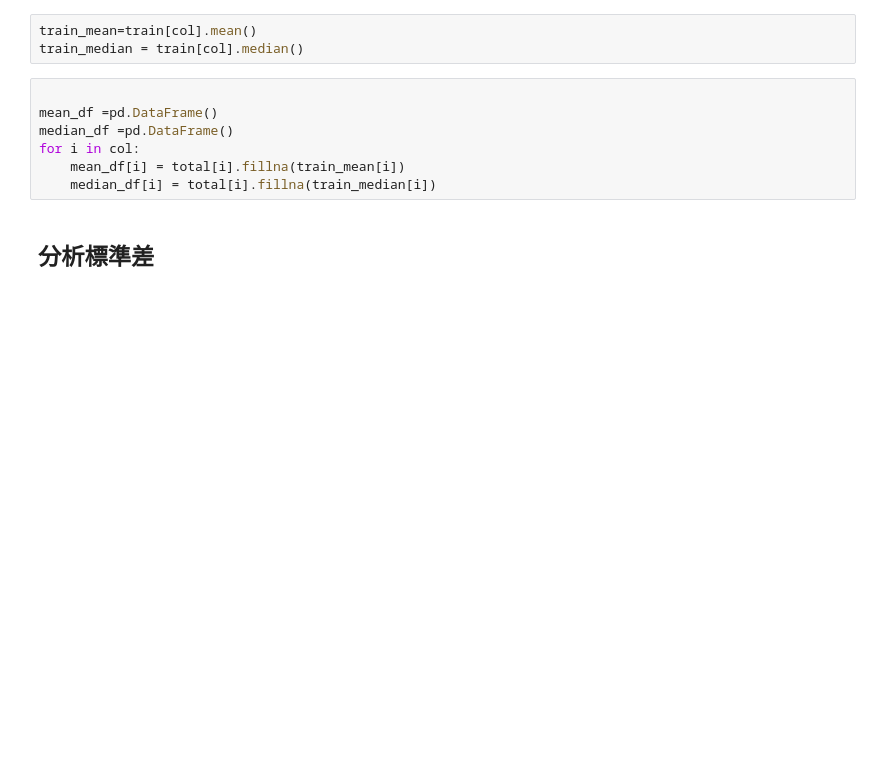
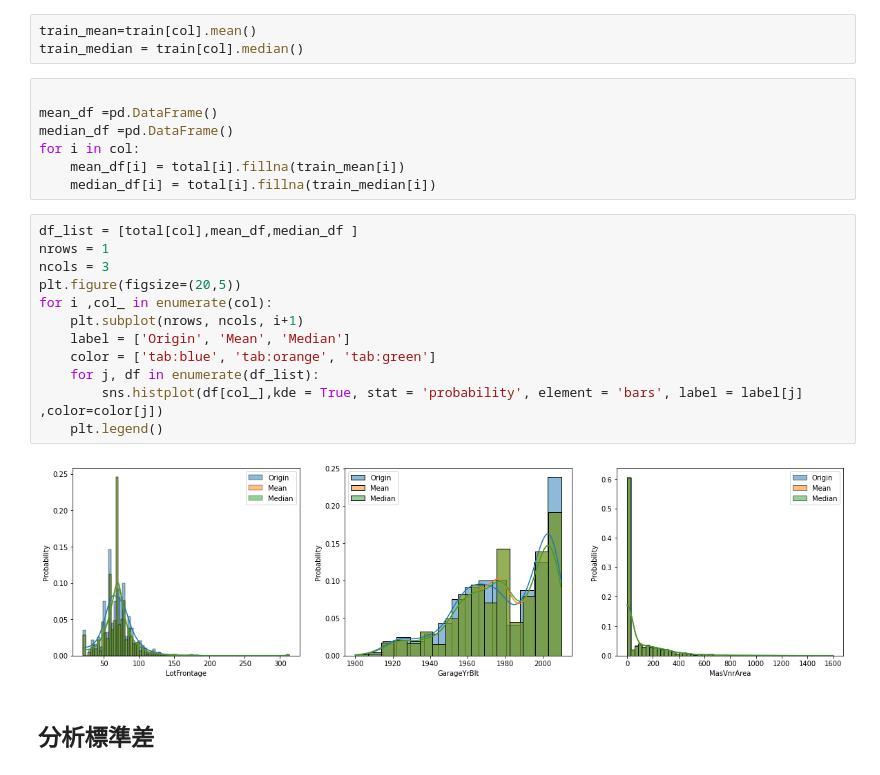
Before and after one commit to Nicolas6426527/A_practiceTeam, a Jupyter notebook: HW/Hw_03.ipynb, the cells around one changed output. Drawn from its saved outputs; the diff is of its cells as text; blank space fills up the shorter version.

```diff
--- a/HW/Hw_03.ipynb
+++ b/HW/Hw_03.ipynb
@@ -68,6 +68,20 @@ median_df =pd.DataFrame()
 for i in col:
     mean_df[i] = total[i].fillna(train_mean[i])
     median_df[i] = total[i].fillna(train_median[i])
+# %%
+df_list = [total[col],mean_df,median_df ]
+nrows = 1
+ncols = 3
+plt.figure(figsize=(20,5))
+for i ,col_ in enumerate(col):
+    plt.subplot(nrows, ncols, i+1)
+    label = ['Origin', 'Mean', 'Median']
+    color = ['tab:blue', 'tab:orange', 'tab:green']
+    for j, df in enumerate(df_list):
+        sns.histplot(df[col_],kde = True, stat = 'probability', element = 'bars', label = label[j] ,color=color[j])
+    plt.legend()
+# %% [output]
+[figure, added]
 # %% [markdown]
 ## 分析標準差
 # %%
```
